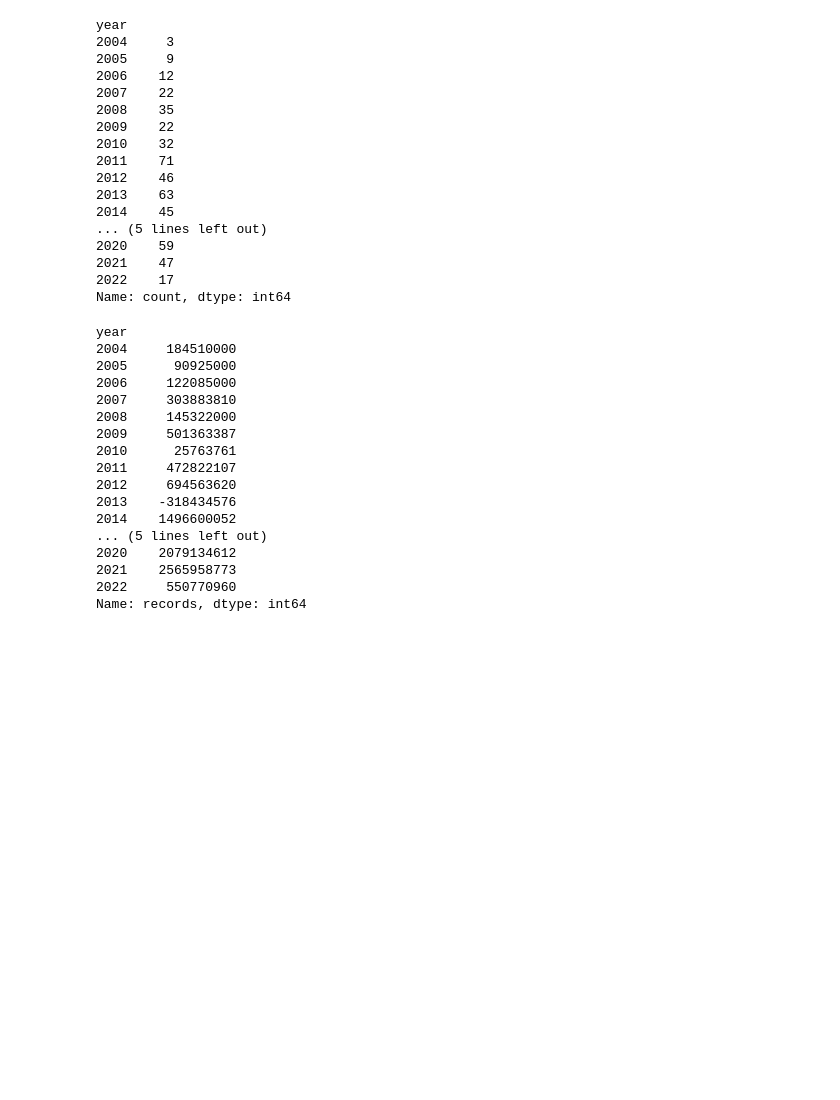
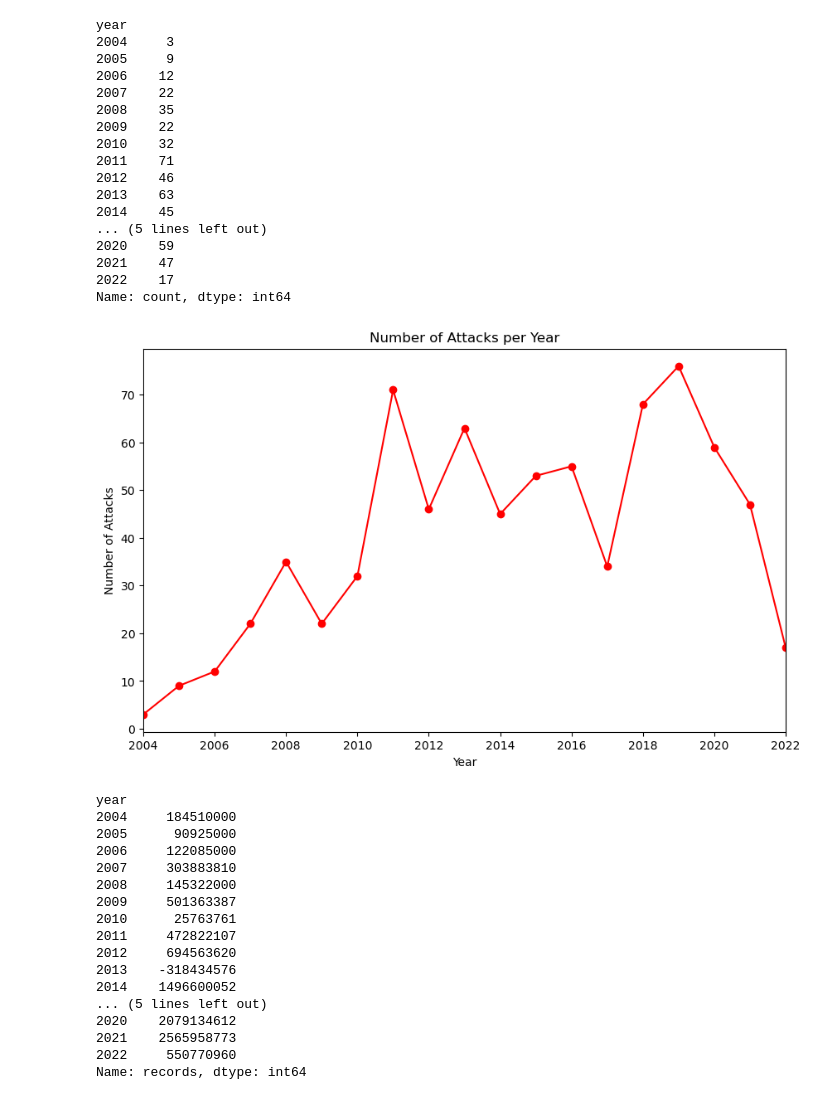
Before and after one commit to iSundhararajan/Unit_3_Project, a Jupyter notebook: data_breaches_analysis.ipynb, the cells around one changed output. Drawn from its saved outputs; the diff is of its cells as text; code cells hidden in the pictures; blank space fills up the shorter version.

Commit message:
Added the graph for Number of Attacks per Year

```diff
--- a/data_breaches_analysis.ipynb
+++ b/data_breaches_analysis.ipynb
@@ -487,6 +487,26 @@ year
 2021    47
 2022    17
 Name: count, dtype: int64
+# %%
+attacks_per_year = concatenated_df.groupby('year').size()
+
+plt.figure(figsize=(10, 6))
+plt.plot(attacks_per_year.index, attacks_per_year.values, marker='o', color='red')
+
+#sns.lineplot(x='year', y='count', data=attacks_per_year, marker='o', color='blue')
+# plt.xticks(range(1, 19)), ['2004', '2005', '2006', '2007', '2008',
+# '2009', '2010', '2011', '2012', '2013', '2014', '2015', '2016', '2017', '2018',
+# '2019', '2020', '2021', '2022']
+
+plt.title('Number of Attacks per Year')
+plt.xlabel('Year')
+plt.ylabel('Number of Attacks')
+#plt.grid(True)
+plt.xlim(2004, 2022)
+
+plt.show()
+# %% [output]
+[figure, added]
 # %%
 # Calculates the number of records lost for each year
 # Line graph
```
Also changed, not shown: parts of 3 cells of this notebook.
